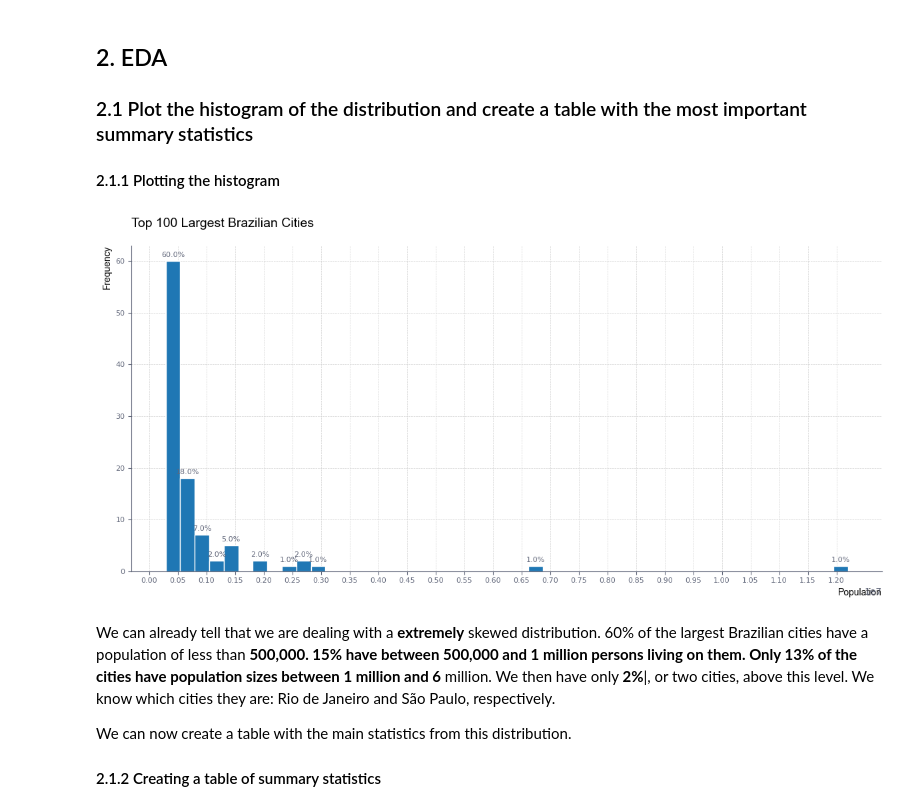
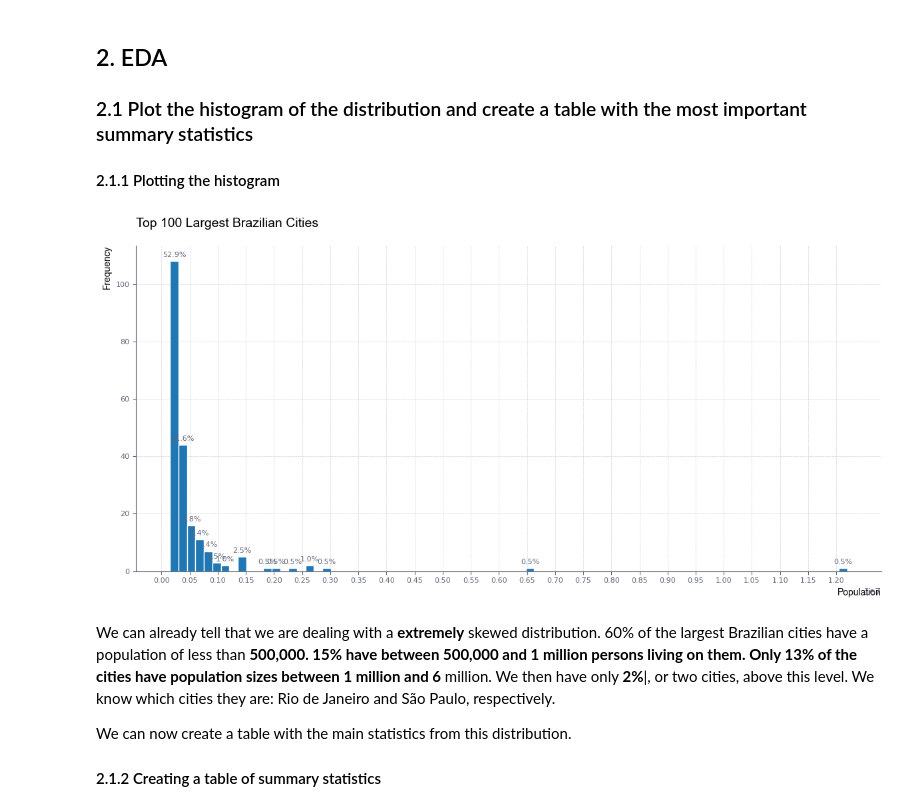
Before and after one commit to felipesebben/bk_data_analysis_studies, a Jupyter notebook: da_data_exercises/ch03-exploratory_data_analysis/05-city_size_brazil/05-city_size_brazil.ipynb, the cells around one changed output. Drawn from its saved outputs; the diff is of its cells as text; code cells hidden in the pictures.

```diff
--- a/da_data_exercises/ch03-exploratory_data_analysis/05-city_size_brazil/05-city_size_brazil.ipynb
+++ b/da_data_exercises/ch03-exploratory_data_analysis/05-city_size_brazil/05-city_size_brazil.ipynb
@@ -113,5 +114,5 @@ cities_2022.sort_values(by="index", ascending=True).head()
 # %%
-cities_2022 = cities_2022.loc[cities_2022["index"] <= 100]
+cities_2022 = cities_2022.loc[cities_2022["population"] > 150_000]
 # %%
 cities_2022.count()
 # %% [output]
@@ -134,7 +135,7 @@ dtype: int64
 # %%
 # Visualize the distribution of population, no filters
 # Set the bin width
-bin_width = 250_000
+bin_width = 150_000
 
 # Create a new figure with adjusted padding
 plt.figure(figsize=(12, 6))
@@ -168,34 +169,34 @@ plt.tick_params(axis="both", colors=tick_color)
 total_data_points = cities_2022["population"].count()
 for i in range(len(patches)):
     x = patches[i].get_x() + patches[i].get_width() / 2
     y = patches[i].get_height()
     percentage = y / total_data_points * 100
     if percentage > 0:
         plt.annotate(f"{percentage:.1f}%", xy=(x, y), xytext=(0, 3), textcoords="offset points",
                      ha="center", va="bottom", fontsize=8, color="#61677A")
     else:
         pass
 
 # Add title to the chart
 plt.title(f"Top 100 Largest Brazilian Cities",
           fontsize=14,
           loc="left",
           fontdict={"fontname": "Arial"},
           pad=20)
 
 # Add a light grid behind the bars
 plt.grid(color="lightgray", linestyle="--", linewidth=0.5, zorder=1)
 
 # Remove the top and right spines
 plt.gca().spines["top"].set_visible(False)
 plt.gca().spines["right"].set_visible(False)
 plt.gca().spines["bottom"].set_color("#61677A")
 plt.gca().spines["left"].set_color("#61677A")
 
 plt.tight_layout()
 plt.show()
 # %% [output]
-[figure, old version]
+[figure, new version]
 # %% [markdown]
 <p>We can already tell that we are dealing with a <b>extremely</b> skewed distribution. 60% of the largest Brazilian cities have a population of less than <b>500,000</h>. <b>15%</b> have between <b>500,000</b> and <b>1 million</b> persons living on them. Only <b>13%</b> of the cities have population sizes between <b>1 million</b> and 6</b> million. We then have only <b>2%</b>|, or two cities, above this level. We know which cities they are: Rio de Janeiro and São Paulo, respectively.</p>
 <p>We can now create a table with the main statistics from this distribution.</p>
```
Also changed, not shown: parts of 9 cells of this notebook.
